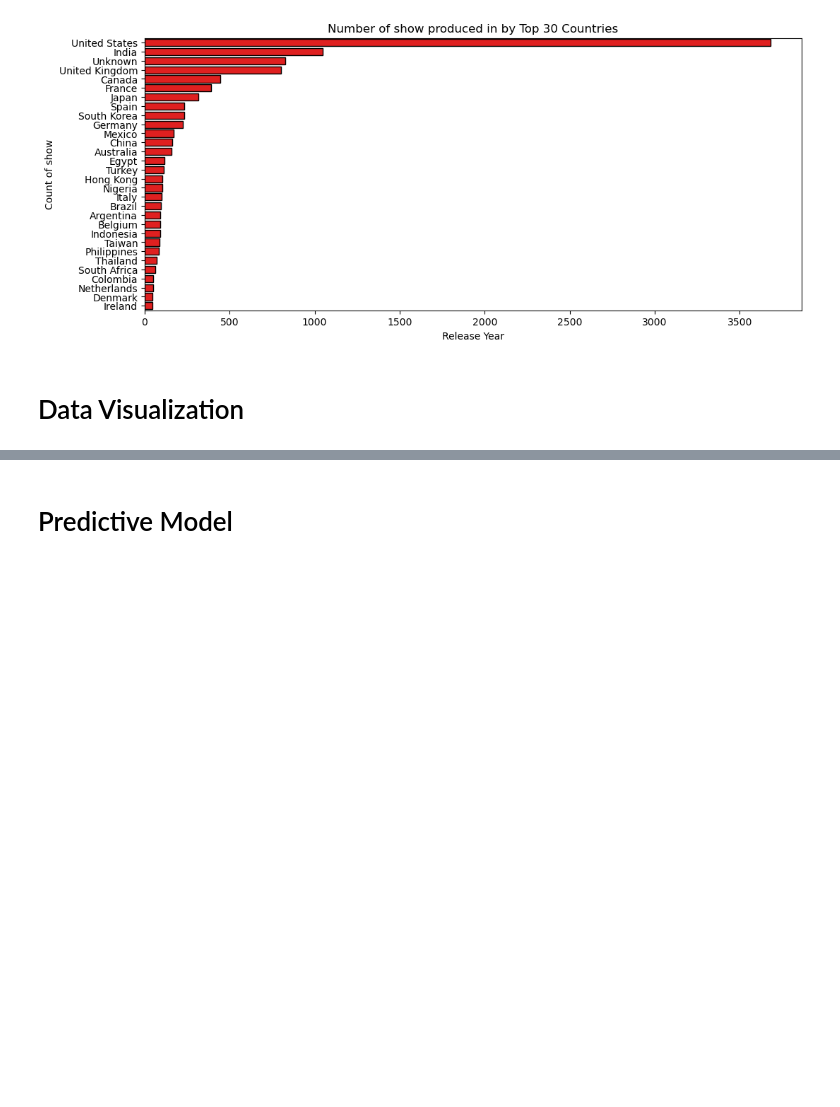
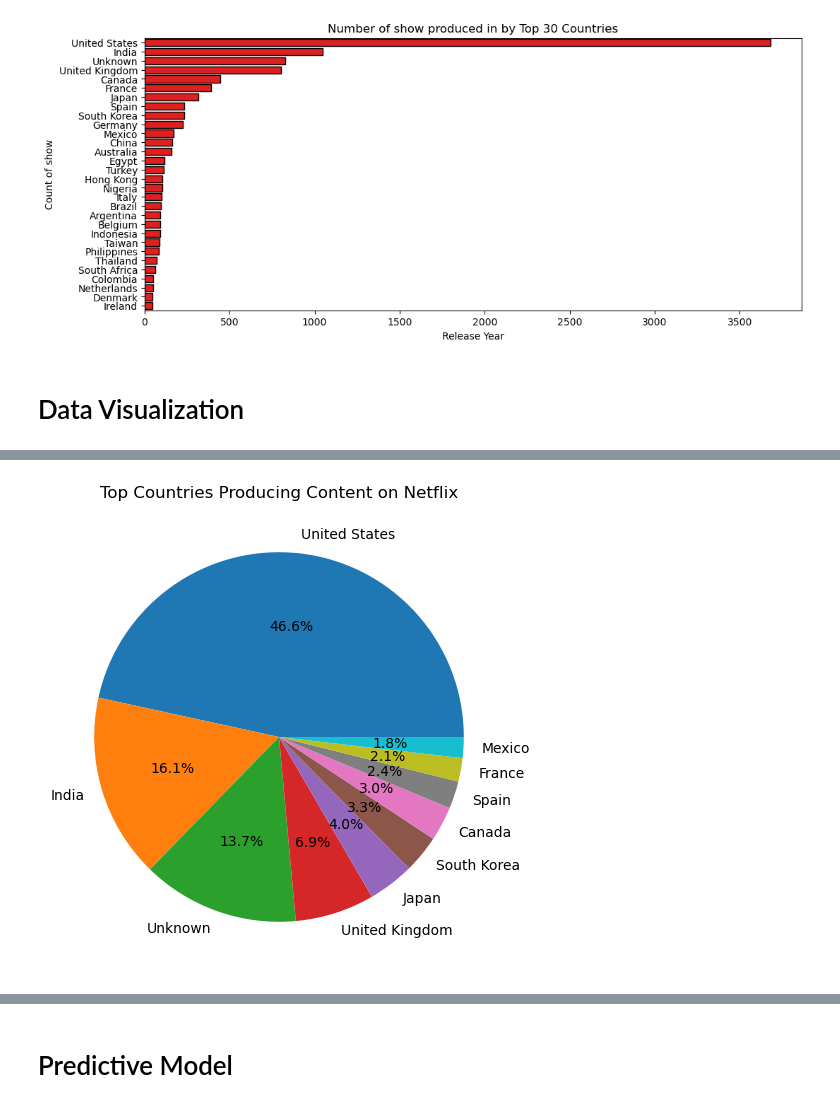
Before and after one commit to GrantCa24/DA_Group6-Final_Project, a Jupyter notebook: Project-Netflix_Visualization.ipynb, the cells around one changed output, grey strips where cells are left out. Saved outputs shown, nothing was run; the diff lists cells and outputs as text; code cells hidden in the pictures; blank space fills up the shorter version.

```diff
--- a/Project-Netflix_Visualization.ipynb
+++ b/Project-Netflix_Visualization.ipynb
@@ -470,0 +482,9 @@ plt.show()
+# %%
+# Top Countries Producing Content
+plt.figure(figsize=(10, 6))
+netflix['country'].value_counts().head(10).plot(kind='pie', autopct='%1.1f%%')
+plt.title('Top Countries Producing Content on Netflix')
+plt.ylabel('')
+plt.show()
+# %% [output]
+[figure, added]
```
Also changed, not shown: parts of 4 cells of this notebook.
